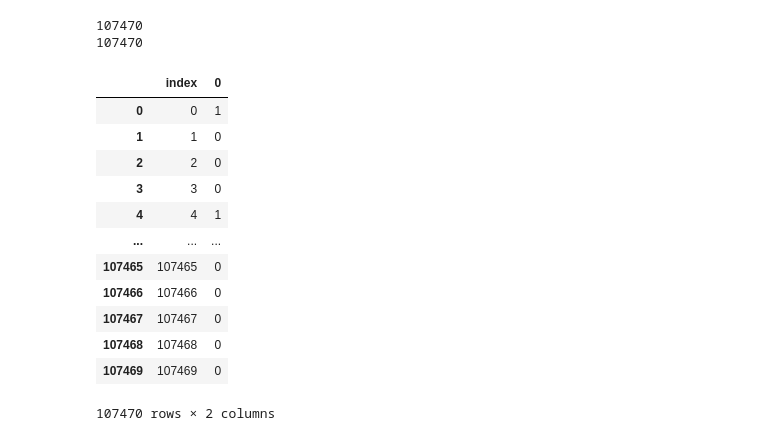
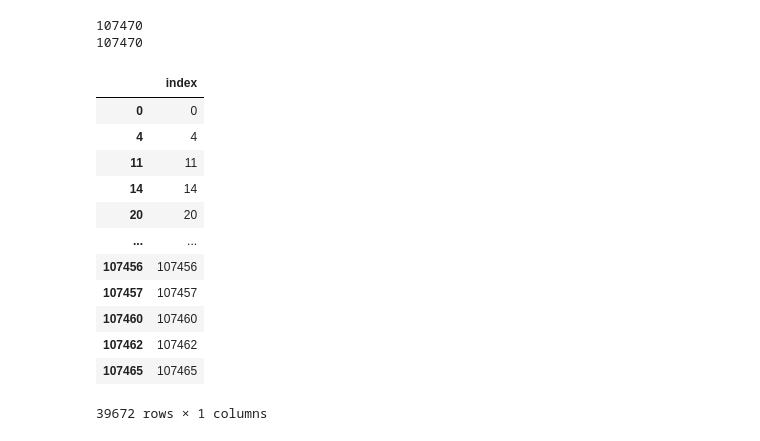
Before and after one commit to caseguin/GLO-7027, a Jupyter notebook: charles_workspace/Pipeline.ipynb, the cells around one changed output. Saved outputs shown, nothing was run; the diff lists cells and outputs as text; code cells hidden in the pictures.

```diff
--- a/charles_workspace/Pipeline.ipynb
+++ b/charles_workspace/Pipeline.ipynb
@@ -159,8 +159,6 @@ df_model = df_merge.copy()
 
 df_model = pd.get_dummies(df_model, columns = ['year', 'weekday', 'title_classify'])
 
-df_model['negative'] = 0
-df_model['positive'] = 0
 
 # Cols to keep
 col_to_keep = ['IDENTITY_ATTACK', 'INSULT', 'PROFANITY', 'SEVERE_TOXICITY', 'THREAT', 'TOXICITY', 'like_count', 'shares', 'time_difference', 'positive', 'negative', 'comment_lenght', 'AT', 'question_bool', 'emoji_count']
@@ -216,20 +214,22 @@ print(len(df_merge))
 # %%
 final_results = pd.DataFrame(prediction)
 final_results = final_results.reset_index(drop=False)
+final_results = final_results.loc[final_results[0]==1]
+final_results = final_results.drop(columns=0)
 final_results
 # %% [output]
-|  | index | 0 |
-| 0 | 0 | 1 |
-| 1 | 1 | 0 |
-| 2 | 2 | 0 |
-| 3 | 3 | 0 |
-| 4 | 4 | 1 |
-| ... | ... | ... |
-| 107465 | 107465 | 0 |
-| 107466 | 107466 | 0 |
-| 107467 | 107467 | 0 |
-| 107468 | 107468 | 0 |
-| 107469 | 107469 | 0 |
+|  | index |
+| 0 | 0 |
+| 4 | 4 |
+| 11 | 11 |
+| 14 | 14 |
+| 20 | 20 |
+| ... | ... |
+| 107456 | 107456 |
+| 107457 | 107457 |
+| 107460 | 107460 |
+| 107462 | 107462 |
+| 107465 | 107465 |
-107470 rows × 2 columns
+39672 rows × 1 columns
 # %%
 np.savetxt('finalResults.txt', final_results, fmt='%d')
```
Also changed, not shown: 1 other file.
